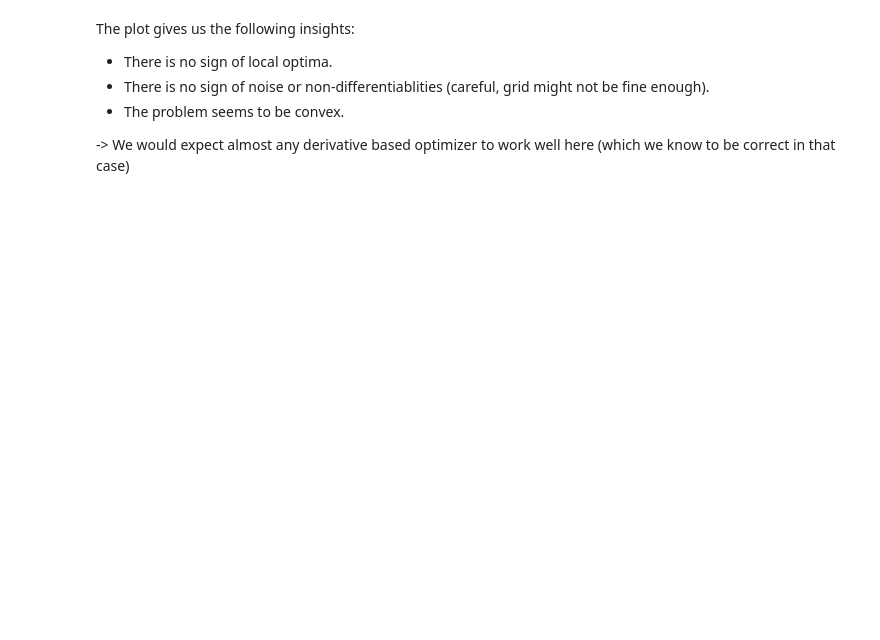
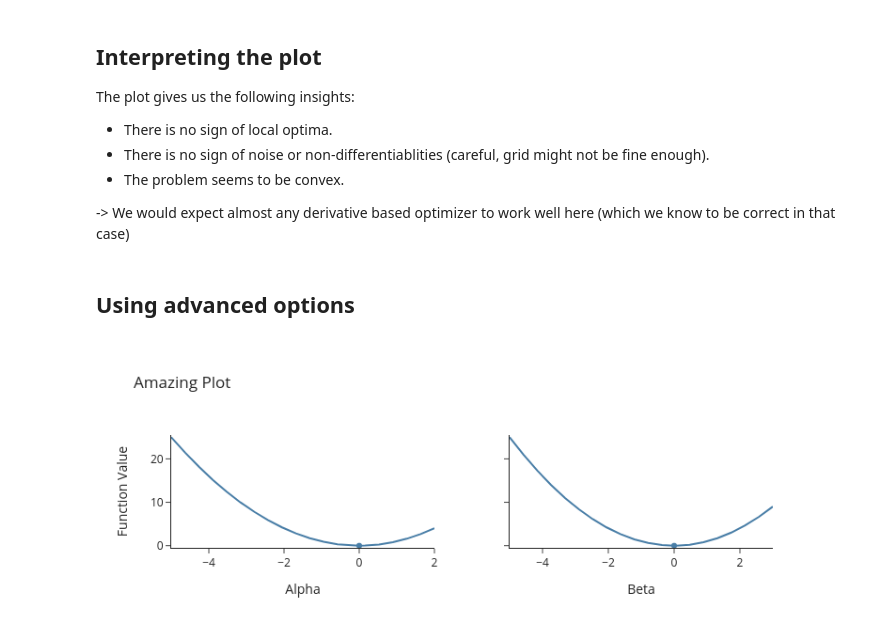
Before and after one commit to optimagic-dev/optimagic, a Jupyter notebook: docs/source/how_to_guides/optimization/how_to_visualize_an_optimization_problem.ipynb, the cells around one changed output. Drawn from its saved outputs; the diff is of its cells as text; code cells hidden in the pictures; blank space fills up the shorter version.

```diff
--- a/docs/source/how_to_guides/optimization/how_to_visualize_an_optimization_problem.ipynb
+++ b/docs/source/how_to_guides/optimization/how_to_visualize_an_optimization_problem.ipynb
@@ -35,4 +41,6 @@ fig.show(renderer="png")
 # %% [markdown]
+## Interpreting the plot
+
 The plot gives us the following insights:
 
 - There is no sign of local optima.
@@ -40,3 +48,22 @@ The plot gives us the following insights:
 - The problem seems to be convex.
 
 -> We would expect almost any derivative based optimizer to work well here (which we know to be correct in that case)
+# %% [markdown]
+## Using advanced options
+# %%
+fig = slice_plot(
+    func=sphere,
+    params=params,
+    lower_bounds=lower_bounds,
+    upper_bounds=upper_bounds,
+    # selecting a subset of params
+    selector=lambda x: [x["alpha"], x["beta"]],
+    # evaluate func in parallel
+    n_cores=4,
+    # rename the parameters
+    param_names={"alpha": "Alpha", "beta": "Beta"},
+    title="Amazing Plot",
+)
+fig.show(renderer="png")
+# %% [output]
+[figure, added]
```
Also changed, not shown: parts of 9 cells of this notebook, 3 other files.
